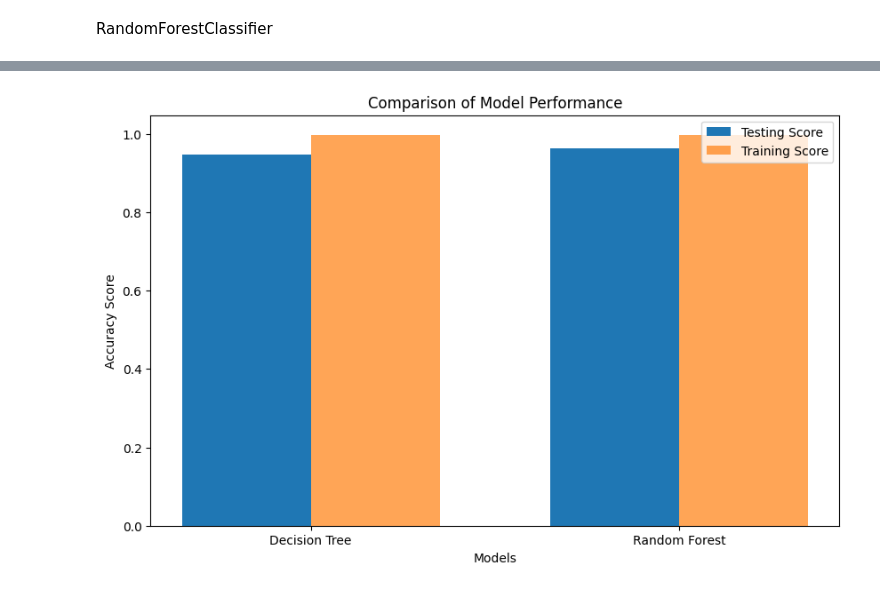
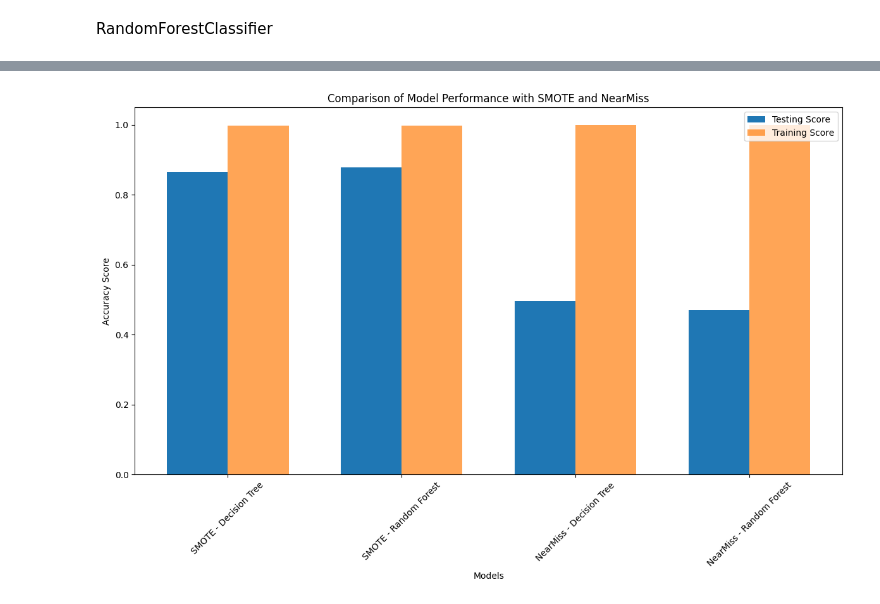
Before and after one commit to HADat079/DataMining, a Jupyter notebook: Heart Disease.ipynb, the cells around one changed output, grey strips where cells are left out. Saved outputs shown, nothing was run; the diff lists cells and outputs as text; code cells hidden in the pictures.

```diff
--- a/Heart Disease.ipynb
+++ b/Heart Disease.ipynb
@@ -417,0 +916,6 @@ Calculate the accuracy score on the training data: 0.9979309698676341
+# %%
+# Dự đoán kết quả trên tập kiểm tra sử dụng mô hình đã tạo với phương pháp SMOTE
+y_pred_rf_smote = model_rf_cv_smote.predict(X_test)
+
+# In ra báo cáo phân loại (classification report) cho kết quả dự đoán
+print("Classification Report for SMOTE: \n", classification_report(y_test, y_pred_rf_smote))
@@ -417,0 +932,6 @@ Calculate the accuracy score on the training data: 0.9979309698676341
+# %%
+# Dự đoán kết quả trên tập kiểm tra sử dụng mô hình đã tạo với phương pháp SMOTE và mã hóa mới
+y_pred_rf_smote_new = model_rf_cv_smote_new.predict(X_test_new)
+
+# In ra báo cáo phân loại (classification report) cho kết quả dự đoán
+print("Classification Report for SMOTE2: \n", classification_report(y_test_new, y_pred_rf_smote_new))
@@ -417,0 +948,6 @@ Calculate the accuracy score on the training data: 0.9979309698676341
+# %%
+# Dự đoán kết quả trên tập kiểm tra sử dụng mô hình đã tạo với phương pháp NearMiss
+y_pred_rf_nearmiss = model_rf_cv_nearmiss.predict(X_test)
+
+# In ra báo cáo phân loại (classification report) cho kết quả dự đoán
+print("Classification Report for NearMiss: \n", classification_report(y_test, y_pred_rf_nearmiss))
@@ -417,0 +964,6 @@ Calculate the accuracy score on the training data: 0.9979309698676341
+# %%
+# Dự đoán kết quả trên tập kiểm tra sử dụng mô hình đã tạo với phương pháp NearMiss và mã hóa mới
+y_pred_rf_nearmiss_new = model_rf_cv_nearmiss_new.predict(X_test_new)
+
+# In ra báo cáo phân loại (classification report) cho kết quả dự đoán
+print("Classification Report for NearMiss2: \n", classification_report(y_test_new, y_pred_rf_nearmiss_new))
@@ -418,19 +1038,22 @@ Calculate the accuracy score on the training data: 0.9979309698676341
 # %%
-models = ['Decision Tree', 'Random Forest']
-testing_scores = [tree_testing_score, rf_testing_score]
-training_scores = [tree_training_score, rf_training_score]
+import matplotlib.pyplot as plt
+
+models = ['SMOTE - Decision Tree', 'SMOTE - Random Forest', 'NearMiss - Decision Tree', 'NearMiss - Random Forest']
+testing_scores = [accuracy_test_smote, accuracy_test_smote_new, accuracy_test_nearmiss, accuracy_test_nearmiss_new]
+training_scores = [accuracy_train_smote, accuracy_train_smote_new, accuracy_train_nearmiss, accuracy_train_nearmiss_new]
 
 bar_width = 0.35  # Độ rộng của mỗi cột
 index = range(len(models))  # Số chỉ mục cho mỗi thuật toán
 
-plt.figure(figsize=(10, 6))
+plt.figure(figsize=(12, 8))
 plt.bar(index, testing_scores, bar_width, label='Testing Score')
 plt.bar([i + bar_width for i in index], training_scores, bar_width, label='Training Score', alpha=0.7)
 plt.xlabel('Models')
 plt.ylabel('Accuracy Score')
-plt.title('Comparison of Model Performance')
-plt.xticks([i + bar_width/2 for i in index], models)  # Đặt nhãn cho các chỉ mục
+plt.title('Comparison of Model Performance with SMOTE and NearMiss')
+plt.xticks([i + bar_width/2 for i in index], models, rotation=45)  # Đặt nhãn cho các chỉ mục và xoay chúng
 plt.legend()
+plt.tight_layout()
 plt.show()
 # %% [output]
-[figure, old version]
+[figure, new version]
```
Also changed, not shown: parts of 82 cells of this notebook, 1 other file.
